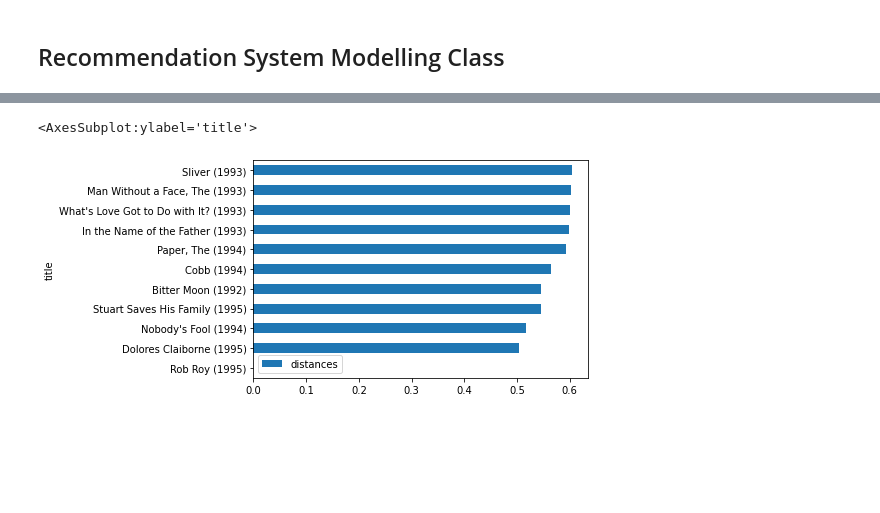
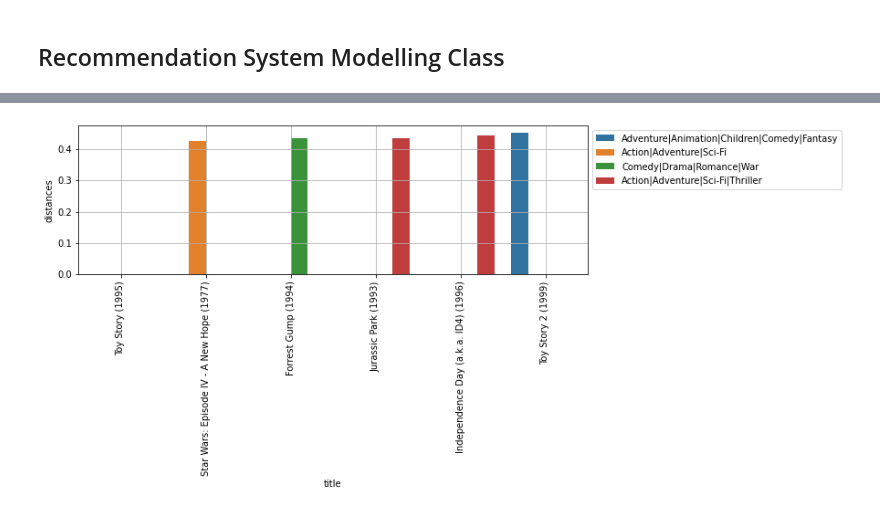
Before and after one commit to NishantBaheti/Recommendation-Systems, a Jupyter notebook: Basic.ipynb, the cells around one changed output, grey strips where cells are left out. Cells and saved outputs as stored; diff of their text form; code cells hidden in the pictures; blank space fills up the shorter version.

```diff
--- a/Basic.ipynb
+++ b/Basic.ipynb
@@ -222,13 +223,13 @@ from utils.engine import BasicMovieRecommedation
+# %%
+model = BasicMovieRecommedation(n_neighbors=20)
+model.fit(rating_df=ratings[['userId','movieId','rating']], movie_df=movies[['movieId']])
 # %%
-model = BasicMovieRecommedation(n_recomms=10)
-model.fit(rating_df=ratings[['userId','movieId','rating']], movie_df=movies[['movieId']])
+movie_input = 1
+print(movies[movies.movieId.isin([movie_input])])
+movie_ids, distances = model.get_recommendations(movie_input, 5)
 
-movie_input = 230
-print(movies[movies.movieId.isin([movie_input])])
-movie_ids, distances = model.get_recommendations(movie_input)
+recommendations = movies[movies.movieId.isin(movie_ids)].reset_index()
+recommendations['distances'] = distances
 
-recoms = movies[movies.movieId.isin(movie_ids)].reset_index()
-recoms['distances'] = distances
-
-recoms.plot(x='title',y='distances',kind='barh')
+plot_recomendations(recommendations)
 # %% [output]
@@ -237,2 +238 @@ recoms.plot(x='title',y='distances',kind='barh')
-<AxesSubplot:ylabel='title'>
-[figure, old version]
+[figure, new version]
```
Also changed, not shown: parts of 8 cells of this notebook, 2 other files.
